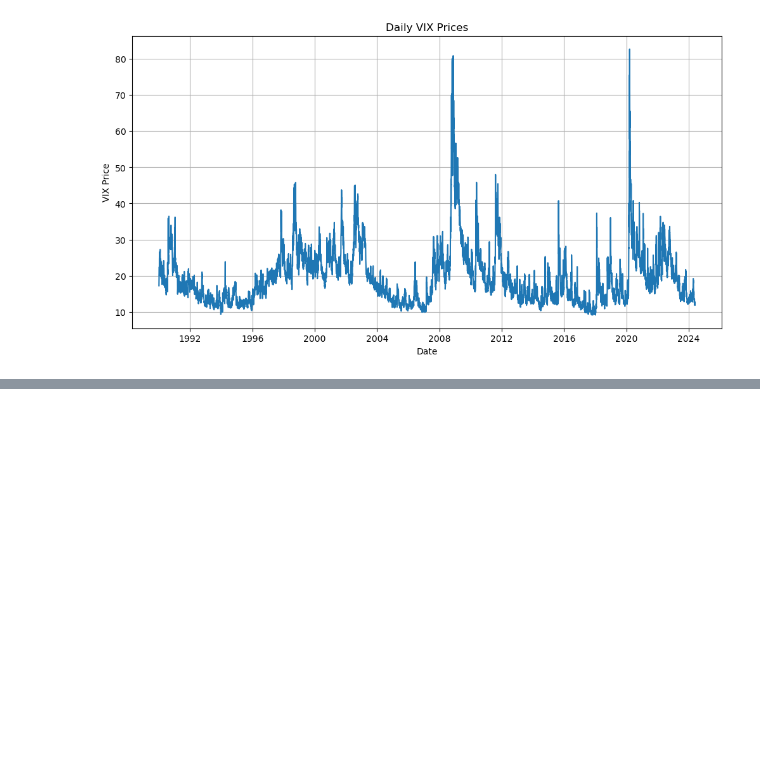
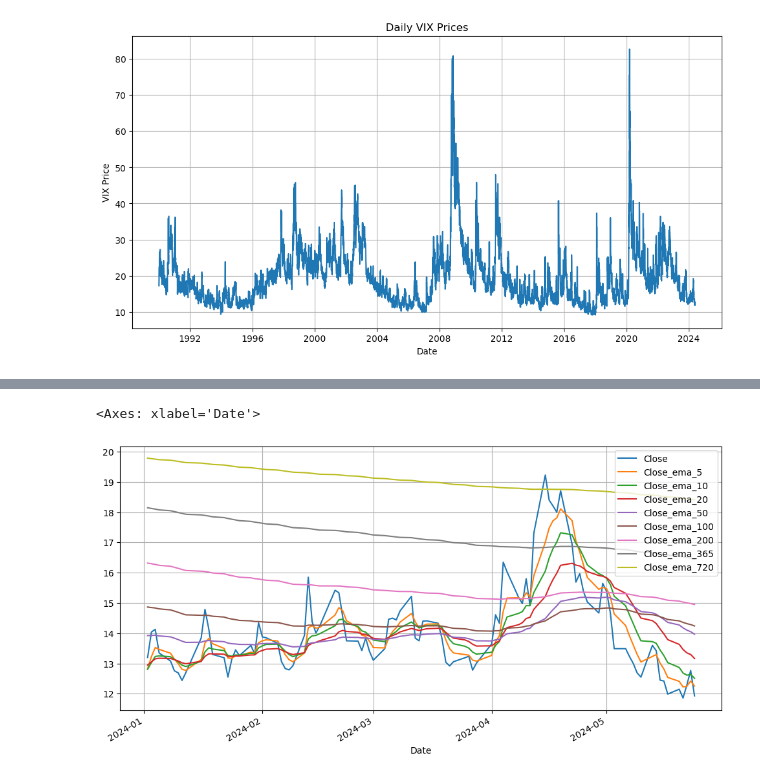
Before and after one commit to arnavc07/time_series_analysis, a Jupyter notebook: ts_playground.ipynb, the cells around one changed output, grey strips where cells are left out. Saved outputs shown, nothing was run; the diff lists cells and outputs as text; code cells hidden in the pictures; blank space fills up the shorter version.

```diff
--- a/ts_playground.ipynb
+++ b/ts_playground.ipynb
@@ -65,0 +138,4 @@ plt.show()
+# %%
+tzinfo = dt.timezone(dt.timedelta(hours=-6))
+# %%
+df_this_year = ts_api().loc[dt.datetime(2024, 1, 1, tzinfo=tzinfo):]
@@ -65,0 +176,5 @@ plt.show()
+# %%
+df_this_year[["Close", "Close_ema_5", "Close_ema_10", "Close_ema_20", "Close_ema_50", "Close_ema_100", "Close_ema_200", "Close_ema_365", "Close_ema_720"]].plot(kind='line', figsize=(12, 6), grid=True)
+# %% [output]
+<Axes: xlabel='Date'>
+[figure, added]
```
Also changed, not shown: parts of 41 cells of this notebook.
